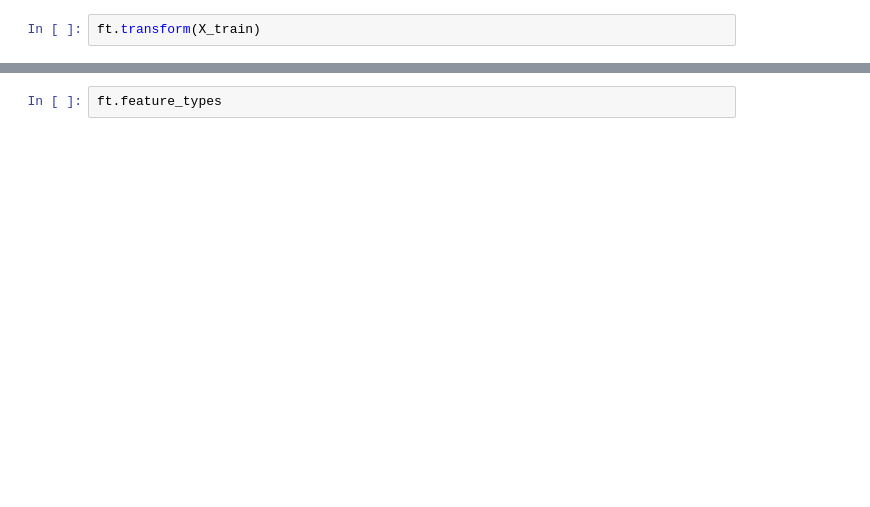
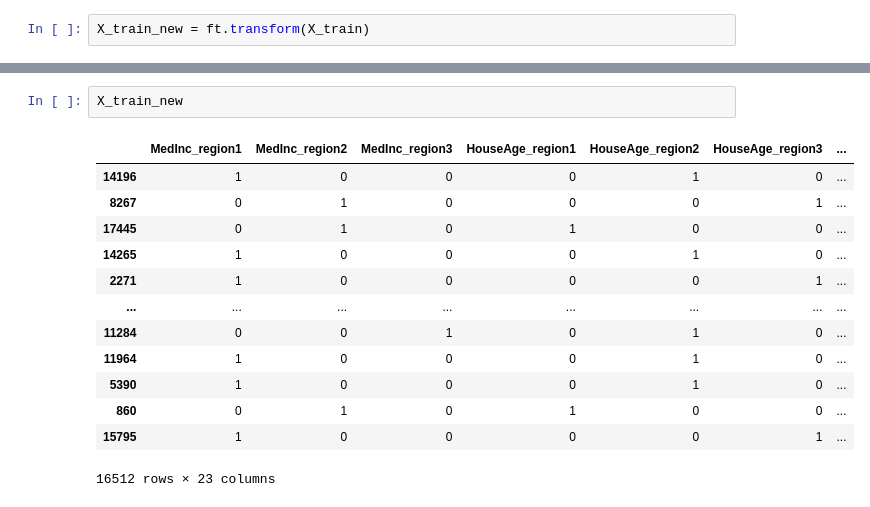
Before and after one commit to mattyshen/adaptiveTTI, a Jupyter notebook: interpretDistill/featurizer_debugger.ipynb, the cells around one changed output, grey strips where cells are left out. Drawn from its saved outputs; the diff is of its cells as text; blank space fills up the shorter version.

```diff
--- a/interpretDistill/featurizer_debugger.ipynb
+++ b/interpretDistill/featurizer_debugger.ipynb
@@ -41,2 +192,2 @@ ft.fit(X_train, y_train)
 # %%
-ft.transform(X_train)
+X_train_new = ft.transform(X_train)
@@ -43,4 +212,18 @@ ft.transform(X_train)
 # %%
-ft.feature_types
+X_train_new
+# %% [output]
+|  | MedInc_region1 | MedInc_region2 | MedInc_region3 | HouseAge_region1 | HouseAge_region2 | HouseAge_region3 | ... |
+| 14196 | 1 | 0 | 0 | 0 | 1 | 0 | ... |
+| 8267 | 0 | 1 | 0 | 0 | 0 | 1 | ... |
+| 17445 | 0 | 1 | 0 | 1 | 0 | 0 | ... |
+| 14265 | 1 | 0 | 0 | 0 | 1 | 0 | ... |
+| 2271 | 1 | 0 | 0 | 0 | 0 | 1 | ... |
+| ... | ... | ... | ... | ... | ... | ... | ... |
+| 11284 | 0 | 0 | 1 | 0 | 1 | 0 | ... |
+| 11964 | 1 | 0 | 0 | 0 | 1 | 0 | ... |
+| 5390 | 1 | 0 | 0 | 0 | 1 | 0 | ... |
+| 860 | 0 | 1 | 0 | 1 | 0 | 0 | ... |
+| 15795 | 1 | 0 | 0 | 0 | 0 | 1 | ... |
+16512 rows × 23 columns
 # %%
 ft.maps
```
Also changed, not shown: parts of 8 cells of this notebook, 2 other files.
